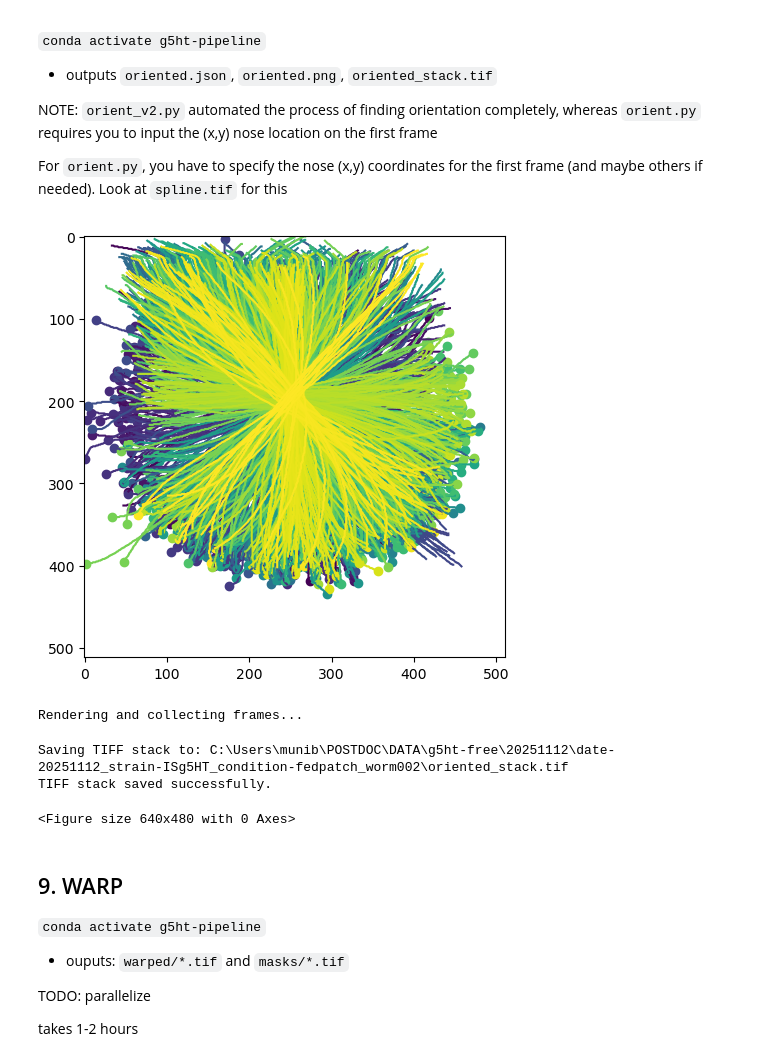
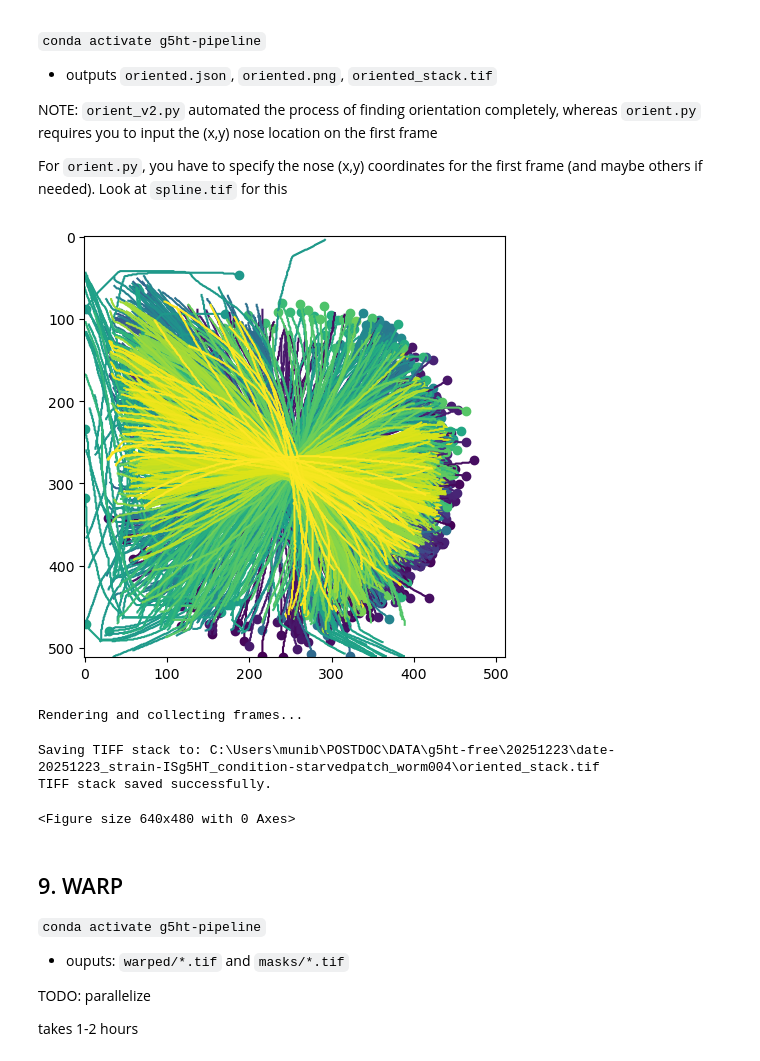
Before and after one commit to MunibH/g5ht-pipeline, a Jupyter notebook: run_pipeline_flvc_transfer.ipynb, the cells around one changed output. Drawn from its saved outputs; the diff is of its cells as text; code cells hidden in the pictures.

```diff
--- a/run_pipeline_flvc_transfer.ipynb
+++ b/run_pipeline_flvc_transfer.ipynb
@@ -72,7 +72,7 @@ data_dir_flvc = r'/store1/shared/g5ht/data' # this is a linux machine
 data_dir_local = Path(r'C:\Users\munib\POSTDOC\DATA\g5ht-free') # this is a windows machine
 
 # dataset (see datasets.txt)
-dataset = 'date-20251112_strain-ISg5HT_condition-fedpatch_worm002.nd2'
+dataset = 'date-20251223_strain-ISg5HT_condition-starvedpatch_worm004.nd2'
 
 INPUT_ND2 = dataset
 date_str = INPUT_ND2.split('_')[0].split('-')[1]
@@ -541,36 +540,36 @@ For `orient.py`, you have to specify the nose (x,y) coordinates for the first fr
 # %%
 import orient
 _ = importlib.reload(sys.modules['orient'])
 
 SPLINE_PTH = MIP_PTH = os.path.join(os.path.splitext(INPUT_ND2_PTH)[0], 'spline.json')
-nose_y = 336
-nose_x = 435
+nose_y = 398
+nose_x = 62
 
 
 # command-line arguments
-sys.argv = ["", SPLINE_PTH, str(nose_y), str(nose_x)]
+# sys.argv = ["", SPLINE_PTH, str(nose_y), str(nose_x)]
 
-# # # apply constraints
-# # # might need this when there are frames where the spline fitting fails and orientation is lost intermittently
-# # # each constraint is a triplet: (frame, nose_y, nose_x)
-# constraints = [
-#     (668, 47, 342),
-#     (677, 209, 477),
-#     (679, 209, 477),
-# ]
+# # apply constraints
+# # might need this when there are frames where the spline fitting fails and orientation is lost intermittently
+# # each constraint is a triplet: (frame, nose_y, nose_x)
+constraints = [
+    (652, 485, 260),
+    (710, 227, 432),
+    (862, 81, 284),
+]
 
-# # # with constraints: append triplets of (frame, nose_y, nose_x)
-# constraint_args = []
-# for frame, cy, cx in constraints:
-#     constraint_args.extend([str(frame), str(cy), str(cx)])
-# sys.argv = ["", SPLINE_PTH, str(nose_y), str(nose_x)] + constraint_args
+# # with constraints: append triplets of (frame, nose_y, nose_x)
+constraint_args = []
+for frame, cy, cx in constraints:
+    constraint_args.extend([str(frame), str(cy), str(cx)])
+sys.argv = ["", SPLINE_PTH, str(nose_y), str(nose_x)] + constraint_args
 
 
 orient.main()
 # %% [output]
-[figure, old version]
+[figure, new version]
 Rendering and collecting frames...
-Saving TIFF stack to: C:\Users\munib\POSTDOC\DATA\g5ht-free\20251112\date-20251112_strain-ISg5HT_condition-fedpatch_worm002\oriented_stack.tif
+Saving TIFF stack to: C:\Users\munib\POSTDOC\DATA\g5ht-free\20251223\date-20251223_strain-ISg5HT_condition-starvedpatch_worm004\oriented_stack.tif
 TIFF stack saved successfully.
 <Figure size 640x480 with 0 Axes>
 # %%
```
Also changed, not shown: parts of 10 cells of this notebook, 3 other files.
